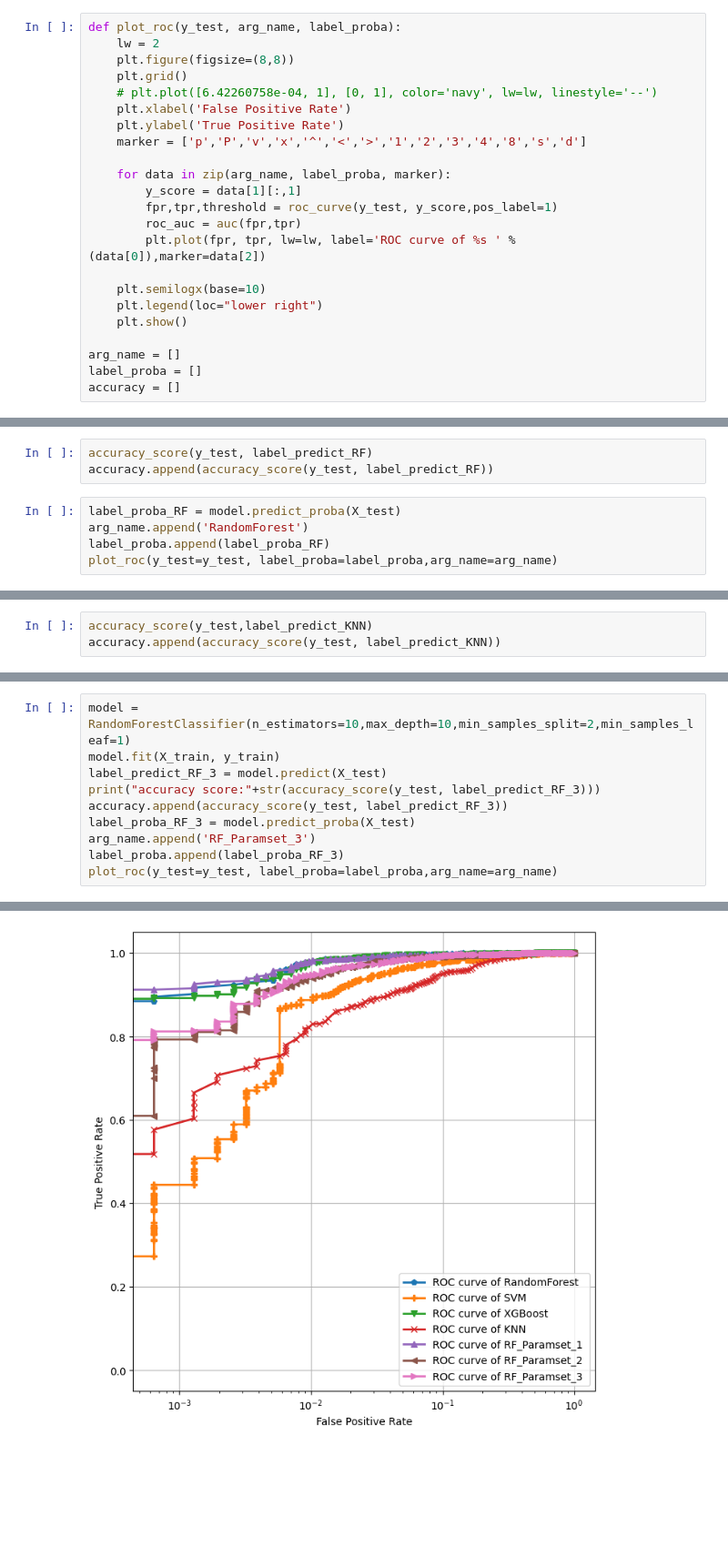
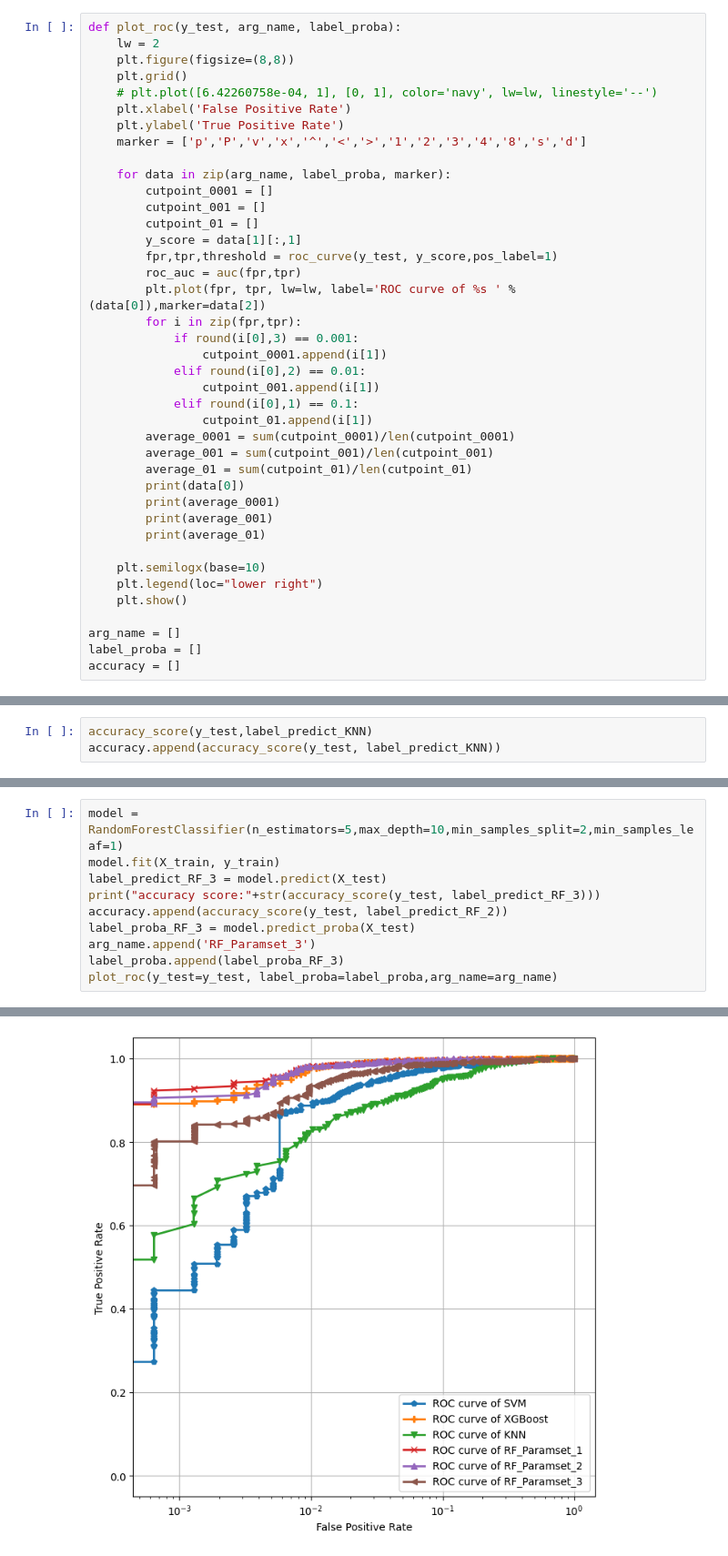
Before and after one commit to dukechain2333/ST112-Final, a Jupyter notebook: Phishing_BestFirst_Demo.ipynb, the cells around one changed output, grey strips where cells are left out. Shown at 91% size. Drawn from its saved outputs; the diff is of its cells as text; blank space fills up the shorter version.

```diff
--- a/Phishing_BestFirst_Demo.ipynb
+++ b/Phishing_BestFirst_Demo.ipynb
@@ -24,10 +24,27 @@ def plot_roc(y_test, arg_name, label_proba):
     marker = ['p','P','v','x','^','<','>','1','2','3','4','8','s','d']
 
     for data in zip(arg_name, label_proba, marker):
+        cutpoint_0001 = []
+        cutpoint_001 = []
+        cutpoint_01 = []
         y_score = data[1][:,1]
         fpr,tpr,threshold = roc_curve(y_test, y_score,pos_label=1)
         roc_auc = auc(fpr,tpr)
         plt.plot(fpr, tpr, lw=lw, label='ROC curve of %s ' % (data[0]),marker=data[2])
+        for i in zip(fpr,tpr):
+            if round(i[0],3) == 0.001:
+                cutpoint_0001.append(i[1])
+            elif round(i[0],2) == 0.01:
+                cutpoint_001.append(i[1])
+            elif round(i[0],1) == 0.1:
+                cutpoint_01.append(i[1])
+        average_0001 = sum(cutpoint_0001)/len(cutpoint_0001)
+        average_001 = sum(cutpoint_001)/len(cutpoint_001)
+        average_01 = sum(cutpoint_01)/len(cutpoint_01)
+        print(data[0])
+        print(average_0001)
+        print(average_001)
+        print(average_01)
 
     plt.semilogx(base=10)
     plt.legend(loc="lower right")
@@ -95,8 +101,0 @@ array([1, 1, 0, ..., 0, 1, 1], dtype=int64)
-# %%
-accuracy_score(y_test, label_predict_RF)
-accuracy.append(accuracy_score(y_test, label_predict_RF))
-# %%
-label_proba_RF = model.predict_proba(X_test)
-arg_name.append('RandomForest')
-label_proba.append(label_proba_RF)
-plot_roc(y_test=y_test, label_proba=label_proba,arg_name=arg_name)
@@ -200,9 +254,9 @@ accuracy score:0.9703968770331816
 # %%
-model = RandomForestClassifier(n_estimators=10,max_depth=10,min_samples_split=2,min_samples_leaf=1)
+model = RandomForestClassifier(n_estimators=5,max_depth=10,min_samples_split=2,min_samples_leaf=1)
 model.fit(X_train, y_train)
 label_predict_RF_3 = model.predict(X_test)
 print("accuracy score:"+str(accuracy_score(y_test, label_predict_RF_3)))
-accuracy.append(accuracy_score(y_test, label_predict_RF_3))
+accuracy.append(accuracy_score(y_test, label_predict_RF_2))
 label_proba_RF_3 = model.predict_proba(X_test)
 arg_name.append('RF_Paramset_3')
 label_proba.append(label_proba_RF_3)
@@ -212,2 +282,2 @@ accuracy score:0.9743005855562785
-[figure, old version]
+[figure, new version]
 # %%
```
Also changed, not shown: parts of 18 cells of this notebook.
